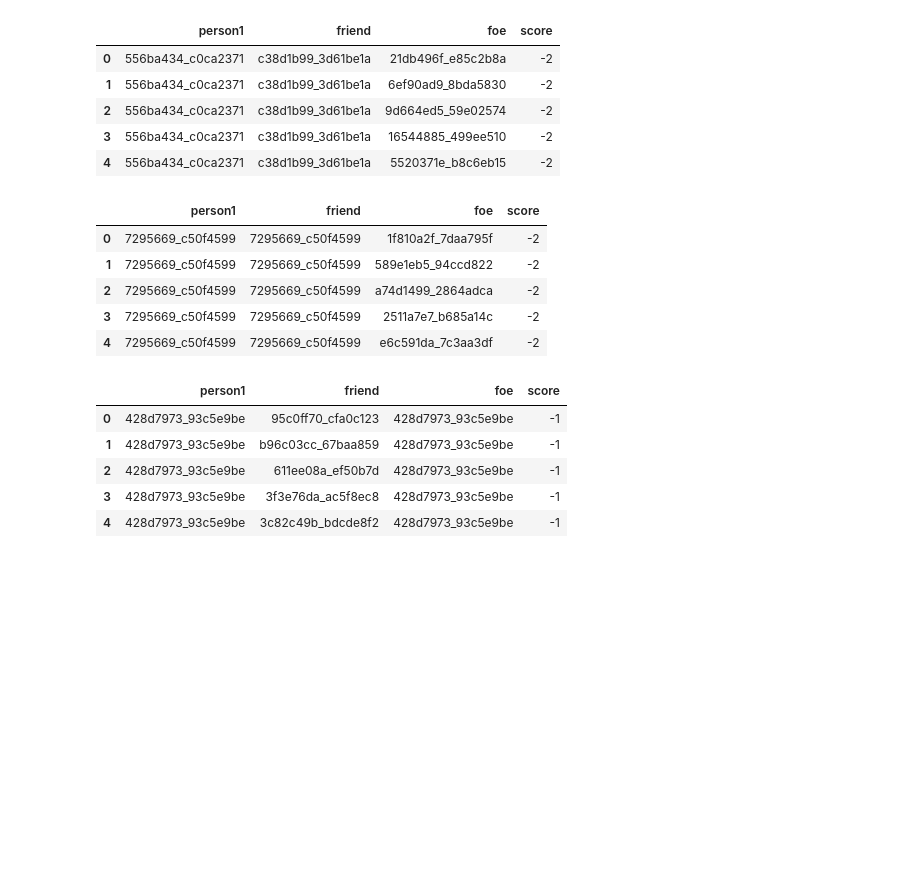
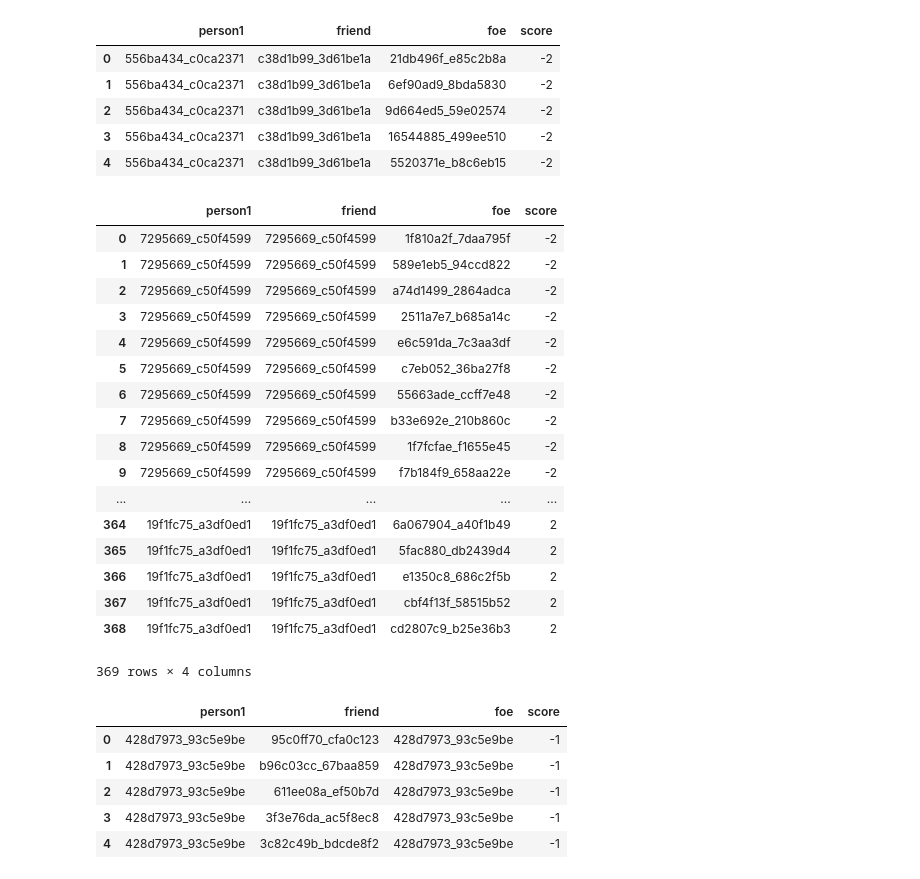
Before and after one commit to adityakumarpinjala/Friends_Foes, a Jupyter notebook: Assumptions (1).ipynb, the cells around one changed output. Drawn from its saved outputs; the diff is of its cells as text; code cells hidden in the pictures; blank space fills up the shorter version.

```diff
--- a/Assumptions (1).ipynb
+++ b/Assumptions (1).ipynb
@@ -4,9 +7,9 @@ import numpy as np
 # %%
-friends=pd.read_csv('./intellect/friends.csv')
+friends=pd.read_csv('friends.csv')
 # %%
-foes=pd.read_csv('./intellect/foes.csv')
+foes=pd.read_csv('foes.csv')
 # %%
-scores=pd.read_csv('./intellect/scores.csv')
+scores=pd.read_csv('scores.csv')
 # %%
 friends.head()
 # %% [output]
@@ -69,14 +76,26 @@ unlikely_foe=relations[relations.person1==relations.foe]
 unlikely_friend=unlikely_friend.reset_index(drop=True)
 unlikely_foe=unlikely_foe.reset_index(drop=True)
 # %%
-unlikely_friend.head()
+unlikely_friend
 # %% [output]
 |  | person1 | friend | foe | score |
 | 0 | 7295669_c50f4599 | 7295669_c50f4599 | 1f810a2f_7daa795f | -2 |
 | 1 | 7295669_c50f4599 | 7295669_c50f4599 | 589e1eb5_94ccd822 | -2 |
 | 2 | 7295669_c50f4599 | 7295669_c50f4599 | a74d1499_2864adca | -2 |
 | 3 | 7295669_c50f4599 | 7295669_c50f4599 | 2511a7e7_b685a14c | -2 |
 | 4 | 7295669_c50f4599 | 7295669_c50f4599 | e6c591da_7c3aa3df | -2 |
+| 5 | 7295669_c50f4599 | 7295669_c50f4599 | c7eb052_36ba27f8 | -2 |
+| 6 | 7295669_c50f4599 | 7295669_c50f4599 | 55663ade_ccff7e48 | -2 |
+| 7 | 7295669_c50f4599 | 7295669_c50f4599 | b33e692e_210b860c | -2 |
+| 8 | 7295669_c50f4599 | 7295669_c50f4599 | 1f7fcfae_f1655e45 | -2 |
+| 9 | 7295669_c50f4599 | 7295669_c50f4599 | f7b184f9_658aa22e | -2 |
+| ... | ... | ... | ... | ... |
+| 364 | 19f1fc75_a3df0ed1 | 19f1fc75_a3df0ed1 | 6a067904_a40f1b49 | 2 |
+| 365 | 19f1fc75_a3df0ed1 | 19f1fc75_a3df0ed1 | 5fac880_db2439d4 | 2 |
+| 366 | 19f1fc75_a3df0ed1 | 19f1fc75_a3df0ed1 | e1350c8_686c2f5b | 2 |
+| 367 | 19f1fc75_a3df0ed1 | 19f1fc75_a3df0ed1 | cbf4f13f_58515b52 | 2 |
+| 368 | 19f1fc75_a3df0ed1 | 19f1fc75_a3df0ed1 | cd2807c9_b25e36b3 | 2 |
+369 rows × 4 columns
 # %%
 unlikely_foe.head()
 # %% [output]
```
Also changed, not shown: parts of 33 cells of this notebook.
